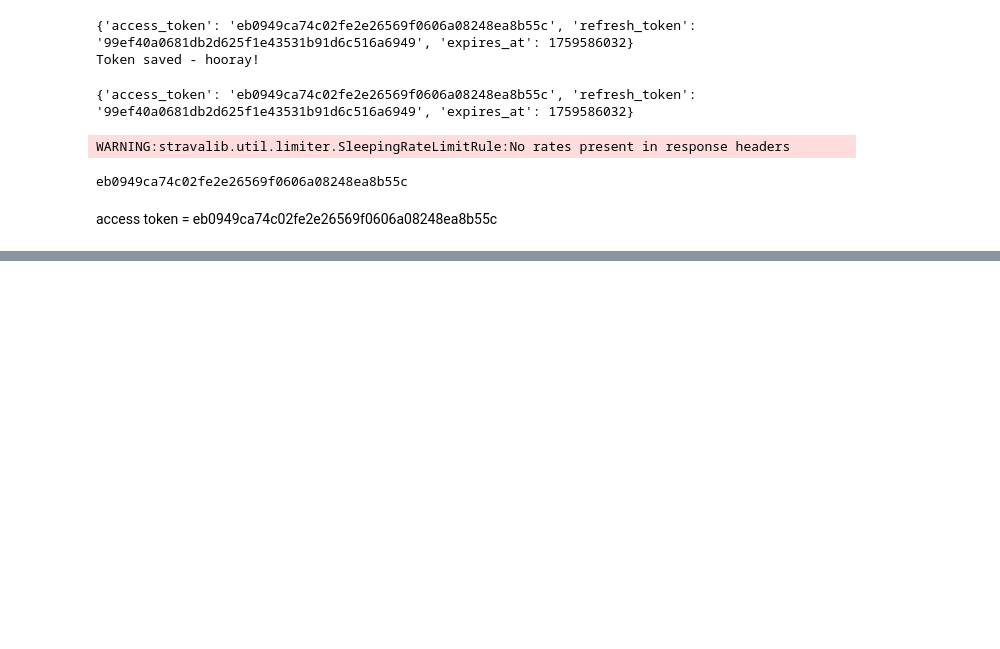
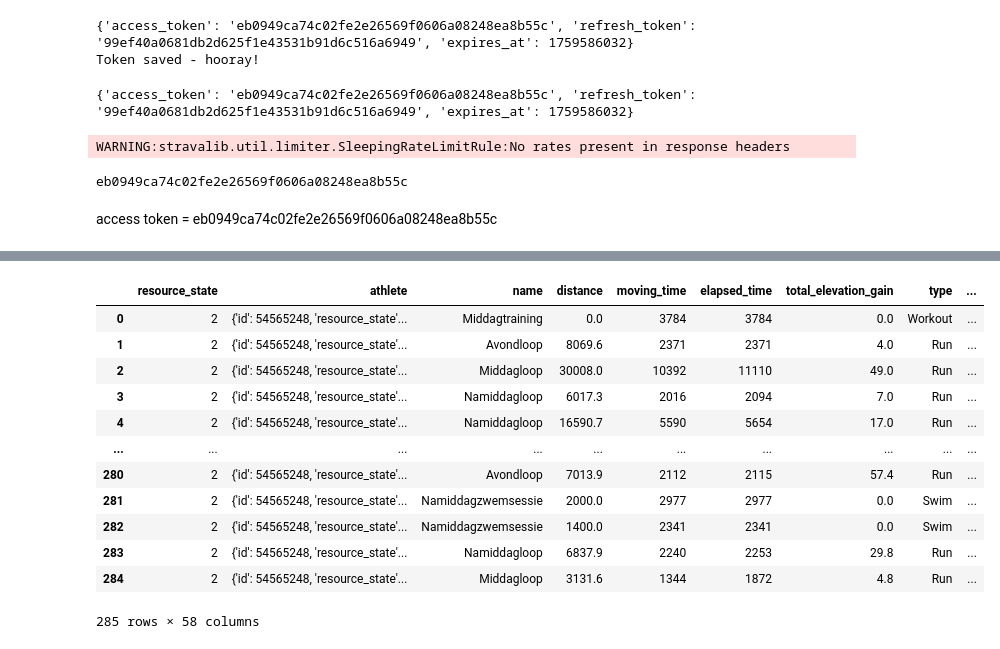
Before and after one commit to ldockx/my-first-data-engineering-project, a Jupyter notebook: first_data_engineering_effort.ipynb, the cells around one changed output, grey strips where cells are left out. Saved outputs shown, nothing was run; the diff lists cells and outputs as text; code cells hidden in the pictures; blank space fills up the shorter version.

```diff
--- a/first_data_engineering_effort.ipynb
+++ b/first_data_engineering_effort.ipynb
@@ -295,0 +393,16 @@ if __name__ == "__main__":
+# %%
+data
+# %% [output]
+|  | resource_state | athlete | name | distance | moving_time | elapsed_time | total_elevation_gain | type | ... |
+| 0 | 2 | {'id': 54565248, 'resource_state'... | Middagtraining | 0.0 | 3784 | 3784 | 0.0 | Workout | ... |
+| 1 | 2 | {'id': 54565248, 'resource_state'... | Avondloop | 8069.6 | 2371 | 2371 | 4.0 | Run | ... |
+| 2 | 2 | {'id': 54565248, 'resource_state'... | Middagloop | 30008.0 | 10392 | 11110 | 49.0 | Run | ... |
+| 3 | 2 | {'id': 54565248, 'resource_state'... | Namiddagloop | 6017.3 | 2016 | 2094 | 7.0 | Run | ... |
+| 4 | 2 | {'id': 54565248, 'resource_state'... | Namiddagloop | 16590.7 | 5590 | 5654 | 17.0 | Run | ... |
+| ... | ... | ... | ... | ... | ... | ... | ... | ... | ... |
+| 280 | 2 | {'id': 54565248, 'resource_state'... | Avondloop | 7013.9 | 2112 | 2115 | 57.4 | Run | ... |
+| 281 | 2 | {'id': 54565248, 'resource_state'... | Namiddagzwemsessie | 2000.0 | 2977 | 2977 | 0.0 | Swim | ... |
+| 282 | 2 | {'id': 54565248, 'resource_state'... | Namiddagzwemsessie | 1400.0 | 2341 | 2341 | 0.0 | Swim | ... |
+| 283 | 2 | {'id': 54565248, 'resource_state'... | Namiddagloop | 6837.9 | 2240 | 2253 | 29.8 | Run | ... |
+| 284 | 2 | {'id': 54565248, 'resource_state'... | Middagloop | 3131.6 | 1344 | 1872 | 4.8 | Run | ... |
+285 rows × 58 columns
```
Also changed, not shown: parts of 6 cells of this notebook.
